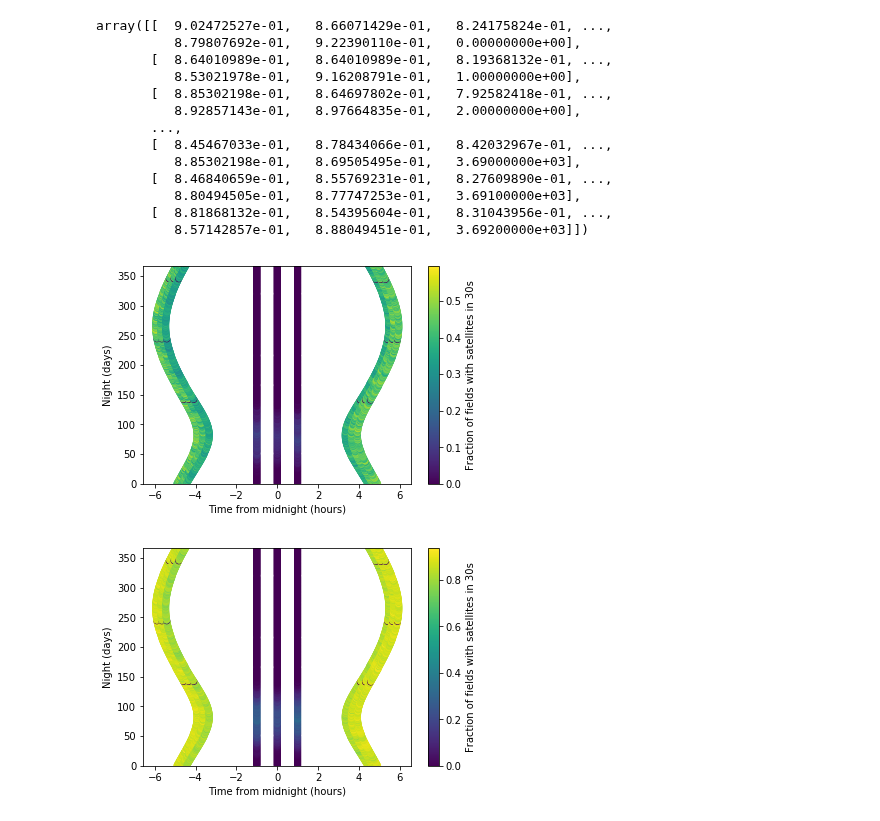
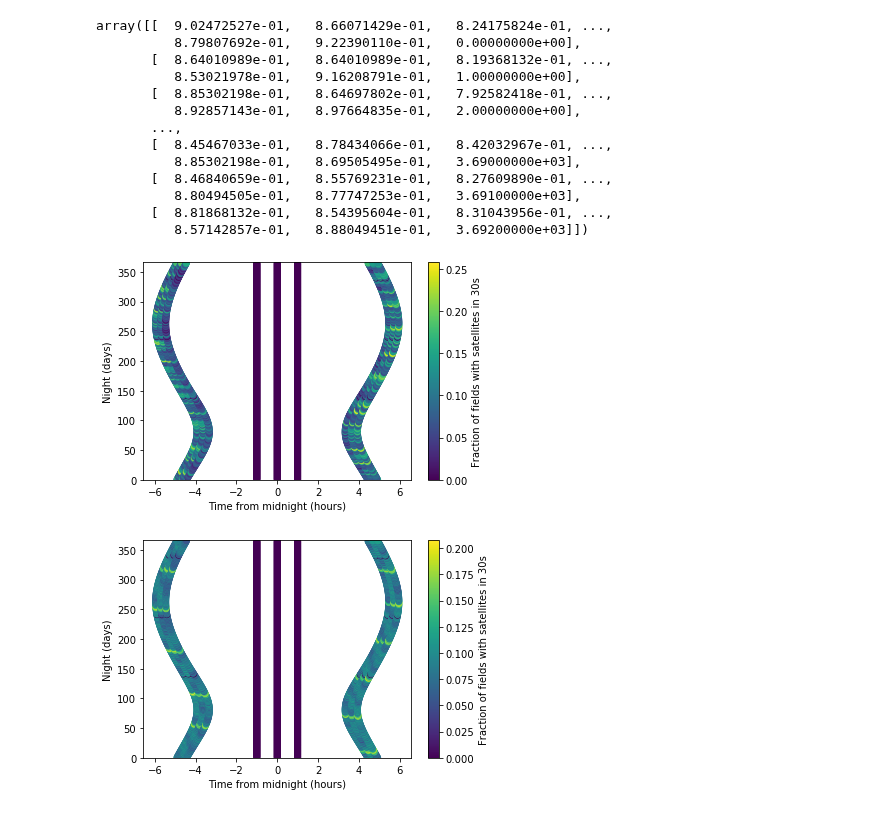
Before and after one commit to yoachim/satellite_collisions, a Jupyter notebook: all_low/viz_night_frac.ipynb, the cells around one changed output. Drawn from its saved outputs; the diff is of its cells as text; code cells hidden in the pictures.

```diff
--- a/all_low/viz_night_frac.ipynb
+++ b/all_low/viz_night_frac.ipynb
@@ -97,10 +101,10 @@ array([[  9.02472527e-01,   8.66071429e-01,   8.24175824e-01, ...,
        [  8.81868132e-01,   8.54395604e-01,   8.31043956e-01, ...,
           8.57142857e-01,   8.88049451e-01,   3.69200000e+03]])
 # %%
-viz_nf()
+viz_nf('contam_fractions_scale.npz')
 # %% [output]
-[figure, old version]
+[figure, new version]
 # %%
-viz_nf('contam_fractions_scalesuper.npz')
+viz_nf('contam_fractions_scale4k.npz')
 # %% [output]
-[figure, old version]
+[figure, new version]
```
Also changed, not shown: parts of 2 cells of this notebook, 3 other files.
